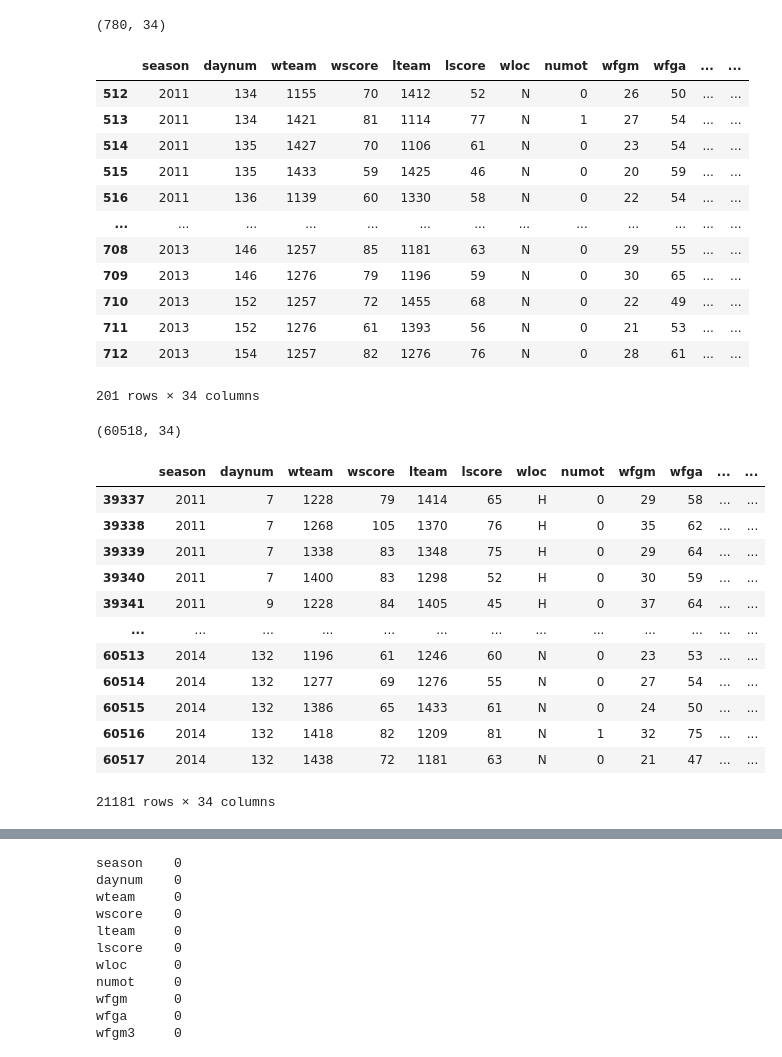
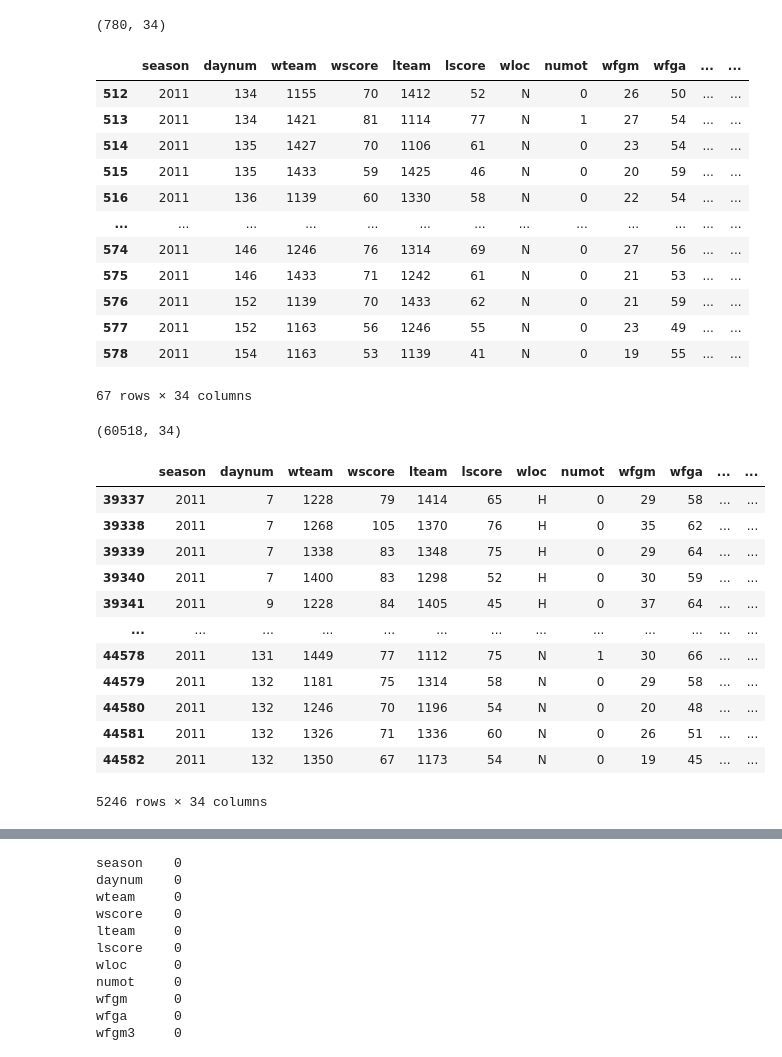
Before and after one commit to ZvonimirRavlic/UUZOP-Projekt, a Jupyter notebook: projekt2.ipynb, the cells around one changed output, grey strips where cells are left out. Drawn from its saved outputs; the diff is of its cells as text; code cells hidden in the pictures.

```diff
--- a/projekt2.ipynb
+++ b/projekt2.ipynb
@@ -7,7 +8,7 @@ tourney_results.shape
 # %% [output]
 (780, 34)
 # %%
-tourney_results = tourney_results[(tourney_results["season"] >= 2011) & (tourney_results["season"] <= 2013)]
+tourney_results = tourney_results[(tourney_results["season"] == 2011)]
 tourney_results
 # %% [output]
 |  | season | daynum | wteam | wscore | lteam | lscore | wloc | numot | wfgm | wfga | ... | ... |
@@ -17,34 +18,34 @@ tourney_results
 | 515 | 2011 | 135 | 1433 | 59 | 1425 | 46 | N | 0 | 20 | 59 | ... | ... |
 | 516 | 2011 | 136 | 1139 | 60 | 1330 | 58 | N | 0 | 22 | 54 | ... | ... |
 | ... | ... | ... | ... | ... | ... | ... | ... | ... | ... | ... | ... | ... |
-| 708 | 2013 | 146 | 1257 | 85 | 1181 | 63 | N | 0 | 29 | 55 | ... | ... |
-| 709 | 2013 | 146 | 1276 | 79 | 1196 | 59 | N | 0 | 30 | 65 | ... | ... |
-| 710 | 2013 | 152 | 1257 | 72 | 1455 | 68 | N | 0 | 22 | 49 | ... | ... |
-| 711 | 2013 | 152 | 1276 | 61 | 1393 | 56 | N | 0 | 21 | 53 | ... | ... |
-| 712 | 2013 | 154 | 1257 | 82 | 1276 | 76 | N | 0 | 28 | 61 | ... | ... |
+| 574 | 2011 | 146 | 1246 | 76 | 1314 | 69 | N | 0 | 27 | 56 | ... | ... |
+| 575 | 2011 | 146 | 1433 | 71 | 1242 | 61 | N | 0 | 21 | 53 | ... | ... |
+| 576 | 2011 | 152 | 1139 | 70 | 1433 | 62 | N | 0 | 21 | 59 | ... | ... |
+| 577 | 2011 | 152 | 1163 | 56 | 1246 | 55 | N | 0 | 23 | 49 | ... | ... |
+| 578 | 2011 | 154 | 1163 | 53 | 1139 | 41 | N | 0 | 19 | 55 | ... | ... |
-201 rows × 34 columns
+67 rows × 34 columns
 # %%
 regular_results = pd.read_csv("regular_season_detailed_results.csv")
 regular_results.shape
 # %% [output]
 (60518, 34)
 # %%
-regular_results = regular_results[(regular_results["season"] >= 2011) & (regular_results["season"] <= 2014)]
+regular_results = regular_results[(regular_results["season"] == 2011)]
 regular_results
 # %% [output]
 |  | season | daynum | wteam | wscore | lteam | lscore | wloc | numot | wfgm | wfga | ... | ... |
 | 39337 | 2011 | 7 | 1228 | 79 | 1414 | 65 | H | 0 | 29 | 58 | ... | ... |
 | 39338 | 2011 | 7 | 1268 | 105 | 1370 | 76 | H | 0 | 35 | 62 | ... | ... |
 | 39339 | 2011 | 7 | 1338 | 83 | 1348 | 75 | H | 0 | 29 | 64 | ... | ... |
 | 39340 | 2011 | 7 | 1400 | 83 | 1298 | 52 | H | 0 | 30 | 59 | ... | ... |
 | 39341 | 2011 | 9 | 1228 | 84 | 1405 | 45 | H | 0 | 37 | 64 | ... | ... |
 | ... | ... | ... | ... | ... | ... | ... | ... | ... | ... | ... | ... | ... |
-| 60513 | 2014 | 132 | 1196 | 61 | 1246 | 60 | N | 0 | 23 | 53 | ... | ... |
-| 60514 | 2014 | 132 | 1277 | 69 | 1276 | 55 | N | 0 | 27 | 54 | ... | ... |
-| 60515 | 2014 | 132 | 1386 | 65 | 1433 | 61 | N | 0 | 24 | 50 | ... | ... |
-| 60516 | 2014 | 132 | 1418 | 82 | 1209 | 81 | N | 1 | 32 | 75 | ... | ... |
-| 60517 | 2014 | 132 | 1438 | 72 | 1181 | 63 | N | 0 | 21 | 47 | ... | ... |
+| 44578 | 2011 | 131 | 1449 | 77 | 1112 | 75 | N | 1 | 30 | 66 | ... | ... |
+| 44579 | 2011 | 132 | 1181 | 75 | 1314 | 58 | N | 0 | 29 | 58 | ... | ... |
+| 44580 | 2011 | 132 | 1246 | 70 | 1196 | 54 | N | 0 | 20 | 48 | ... | ... |
+| 44581 | 2011 | 132 | 1326 | 71 | 1336 | 60 | N | 0 | 26 | 51 | ... | ... |
+| 44582 | 2011 | 132 | 1350 | 67 | 1173 | 54 | N | 0 | 19 | 45 | ... | ... |
-21181 rows × 34 columns
+5246 rows × 34 columns
 # %%
 training_set = regular_results.append(tourney_results)
 training_set
```
Also changed, not shown: parts of 18 cells of this notebook, 6 other files.
